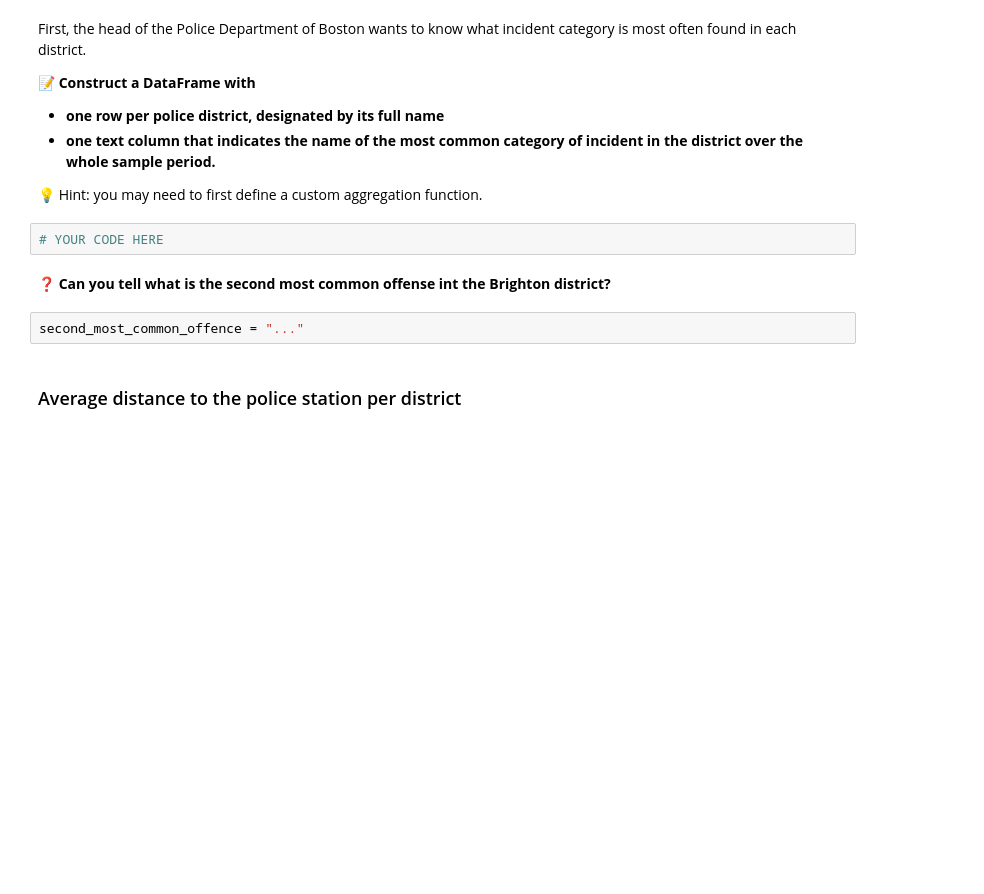
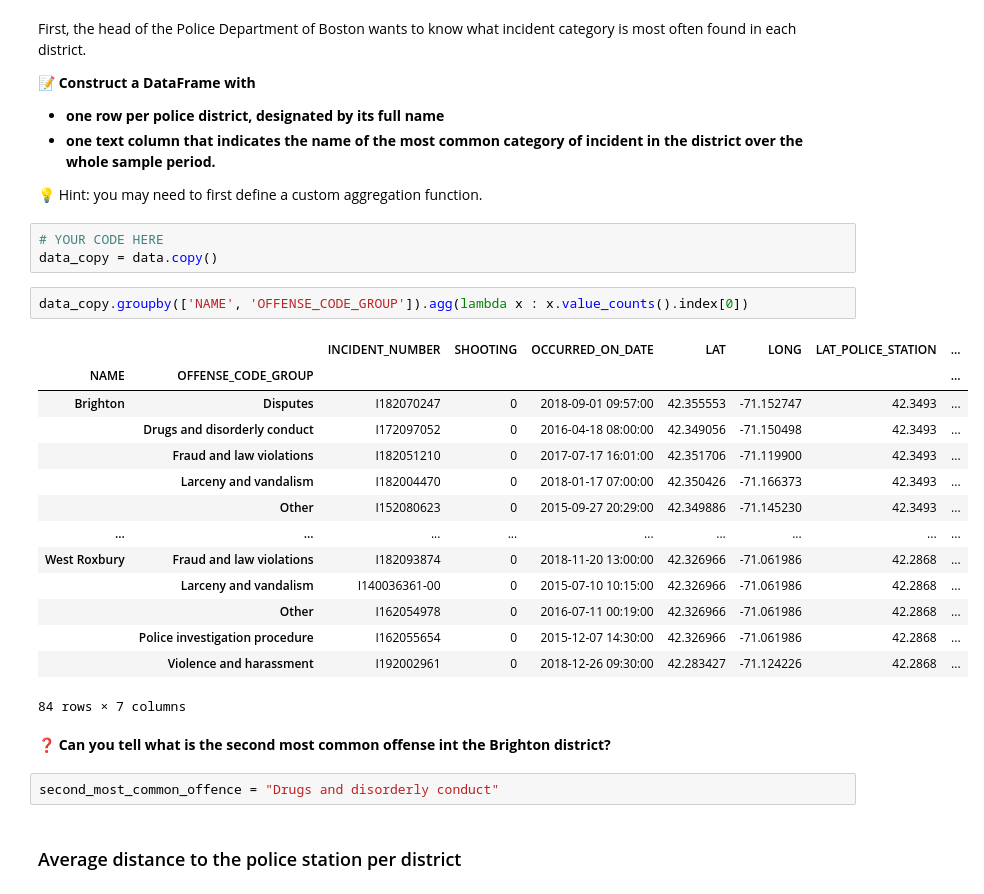
Before and after one commit to AlexandrePerdomo/data-certification-exam, a Jupyter notebook: decision_science/boston_crimes.ipynb, the cells around one changed output. Saved outputs shown, nothing was run; the diff lists cells and outputs as text; blank space fills up the shorter version.

```diff
--- a/decision_science/boston_crimes.ipynb
+++ b/decision_science/boston_crimes.ipynb
@@ -422,10 +439,28 @@ First, the head of the Police Department of Boston wants to know what incident c
 💡 Hint: you may need to first define a custom aggregation function.
 # %%
 # YOUR CODE HERE
+data_copy = data.copy()
+# %%
+data_copy.groupby(['NAME', 'OFFENSE_CODE_GROUP']).agg(lambda x : x.value_counts().index[0])
+# %% [output]
+|  |  | INCIDENT_NUMBER | SHOOTING | OCCURRED_ON_DATE | LAT | LONG | LAT_POLICE_STATION | ... |
+| NAME | OFFENSE_CODE_GROUP |  |  |  |  |  |  | ... |
+| Brighton | Disputes | I182070247 | 0 | 2018-09-01 09:57:00 | 42.355553 | -71.152747 | 42.3493 | ... |
+|  | Drugs and disorderly conduct | I172097052 | 0 | 2016-04-18 08:00:00 | 42.349056 | -71.150498 | 42.3493 | ... |
+|  | Fraud and law violations | I182051210 | 0 | 2017-07-17 16:01:00 | 42.351706 | -71.119900 | 42.3493 | ... |
+|  | Larceny and vandalism | I182004470 | 0 | 2018-01-17 07:00:00 | 42.350426 | -71.166373 | 42.3493 | ... |
+|  | Other | I152080623 | 0 | 2015-09-27 20:29:00 | 42.349886 | -71.145230 | 42.3493 | ... |
+| ... | ... | ... | ... | ... | ... | ... | ... | ... |
+| West Roxbury | Fraud and law violations | I182093874 | 0 | 2018-11-20 13:00:00 | 42.326966 | -71.061986 | 42.2868 | ... |
+|  | Larceny and vandalism | I140036361-00 | 0 | 2015-07-10 10:15:00 | 42.326966 | -71.061986 | 42.2868 | ... |
+|  | Other | I162054978 | 0 | 2016-07-11 00:19:00 | 42.326966 | -71.061986 | 42.2868 | ... |
+|  | Police investigation procedure | I162055654 | 0 | 2015-12-07 14:30:00 | 42.326966 | -71.061986 | 42.2868 | ... |
+|  | Violence and harassment | I192002961 | 0 | 2018-12-26 09:30:00 | 42.283427 | -71.124226 | 42.2868 | ... |
+84 rows × 7 columns
 # %% [markdown]
 **❓ Can you tell what is the second most common offense int the Brighton district?**
-# %%
-second_most_common_offence = "..."
+# %%
+second_most_common_offence = "Drugs and disorderly conduct"
 # %% [markdown]
 ### Average distance to the police station per district
 # %% [markdown]
```
Also changed, not shown: parts of 11 cells of this notebook, 2 other files.
